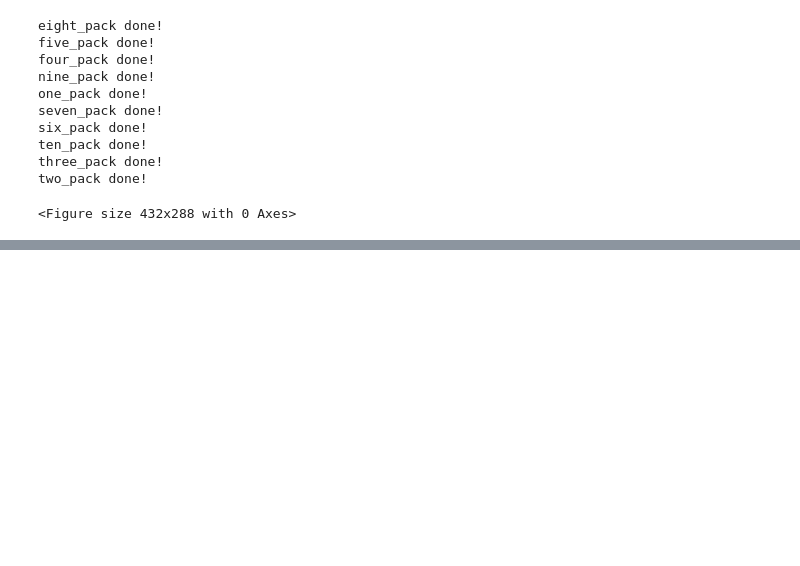
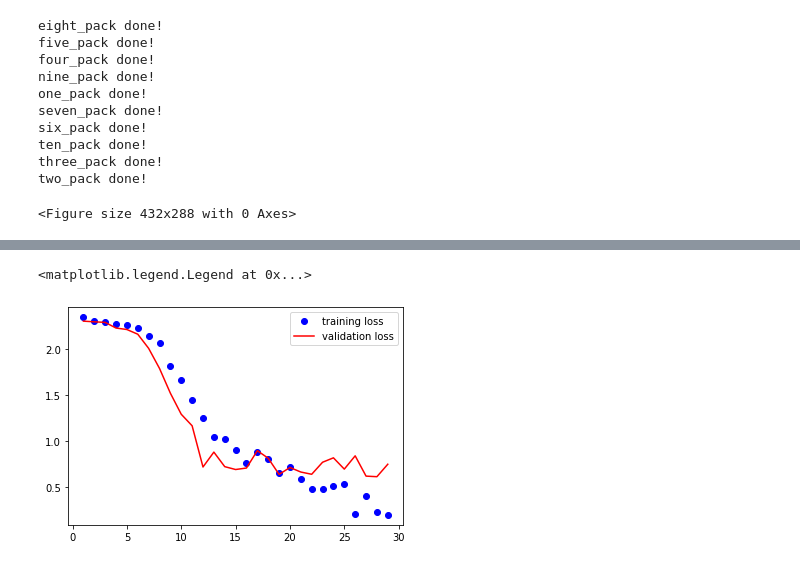
Before and after one commit to tungsten106/sign, a Jupyter notebook: SIGN_REG.ipynb, the cells around one changed output, grey strips where cells are left out. Saved outputs shown, nothing was run; the diff lists cells and outputs as text; code cells hidden in the pictures; blank space fills up the shorter version.

```diff
--- a/SIGN_REG.ipynb
+++ b/SIGN_REG.ipynb
@@ -81,0 +184,40 @@ two_pack done!
+# %%
+def fit(epoch,model,data_loader,phase='training',volatile=False):
+    if phase == 'training':
+        model.train()
+    if phase == 'validation':
+        model.eval()
+        volatile=True
+    running_loss = 0.0
+    running_correct = 0
+    for batch_idx , (data,target) in enumerate(data_loader):
+#         if is_cuda:
+#             data,target = data.cuda(),target.cuda()
+        data , target = Variable(data,volatile),Variable(target)
+        if phase == 'training':
+            optimizer.zero_grad()
+        output = model(data)
+        loss = F.nll_loss(output,target)
+
+        running_loss += F.nll_loss(output,target,size_average=False).item()
+        preds = output.data.max(dim=1,keepdim=True)[1]
+        running_correct += preds.eq(target.data.view_as(preds)).cpu().sum()
+        if phase == 'training':
+            loss.backward()
+            optimizer.step()
+
+    loss = running_loss/len(data_loader.dataset)
+    accuracy = 100. * running_correct/len(data_loader.dataset)
+
+    print(f'{phase} loss is {loss:{5}.{2}} and {phase} accuracy is {running_correct}/{len(data_loader.dataset)}{accuracy:{10}.{4}}')
+    return loss,accuracy
+# %%
+train_losses , train_accuracy = [],[]
+val_losses , val_accuracy = [],[]
+for epoch in range(1,30):
+    epoch_loss, epoch_accuracy = fit(epoch,model,train_data_loader,phase='training')
+    val_epoch_loss , val_epoch_accuracy = fit(epoch,model,valid_data_loader,phase='validation')
+    train_losses.append(epoch_loss)
+    train_accuracy.append(epoch_accuracy)
+    val_losses.append(val_epoch_loss)
+    val_accuracy.append(val_epoch_accuracy)
@@ -81,0 +242,7 @@ two_pack done!
+# %%
+plt.plot(range(1,len(train_losses)+1),train_losses,'bo',label = 'training loss')
+plt.plot(range(1,len(val_losses)+1),val_losses,'r',label = 'validation loss')
+plt.legend()
+# %% [output]
+<matplotlib.legend.Legend at 0x...>
+[figure, added]
```
Also changed, not shown: parts of 17 cells of this notebook.
